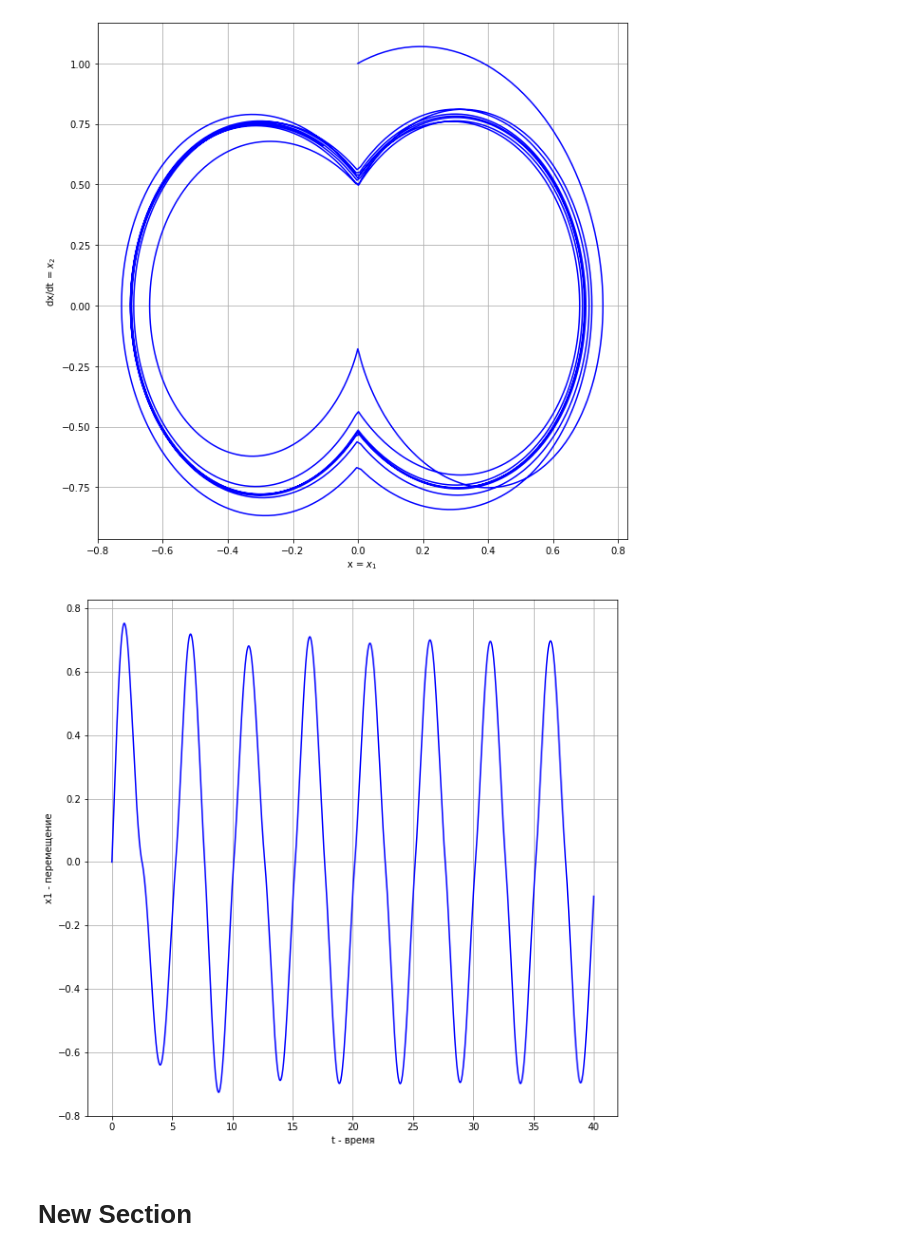
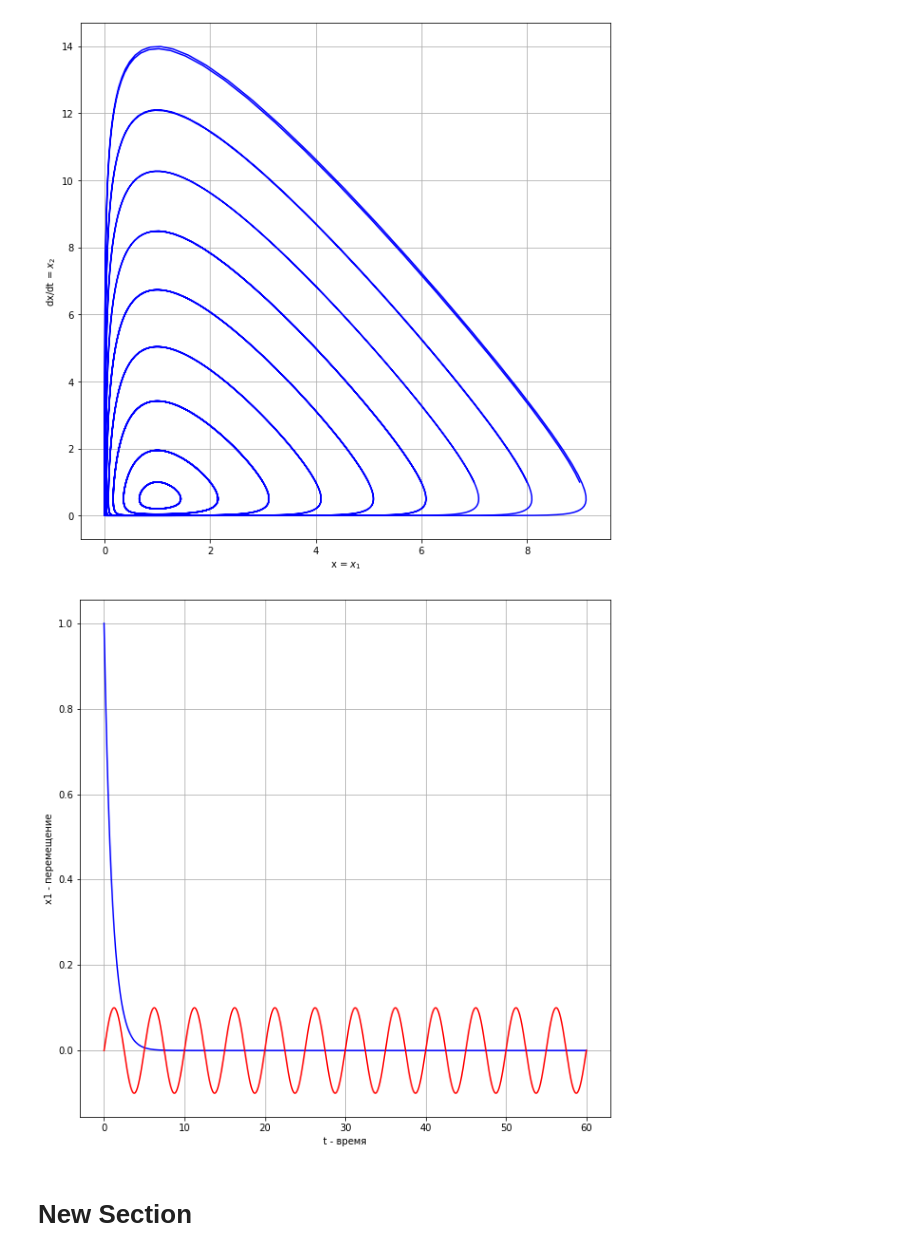
Before and after one commit to TAUforPython/nonlinear_phasepicture, a Jupyter notebook: вынужденное_движение_нелинейных_систем.ipynb, the cells around one changed output. Cells and saved outputs as stored; diff of their text form; code cells hidden in the pictures.

```diff
--- a/вынужденное_движение_нелинейных_систем.ipynb
+++ b/вынужденное_движение_нелинейных_систем.ipynb
@@ -13,12 +13,22 @@ def rele(xNL,dxNL,C,b,m):
   else:
     yNL = -C
   return yNL
+# %%
+# задаем внешнее управляющее воздействие
+def u_contol(t):
+    u = 0.1*np.sin(0.2*2*np.pi*t)
+    return u
 # %%
 #задаем систему дифференциальных уравнений в форме Коши и вынужденное движение!
-def ode(y, t, b, c):
+def ode(y, t, a, b, c, d):
         theta, omega = y
-        dydt = [omega, -b * omega - c * theta  +  1*rele(theta, omega, 1, 0, 0) + np.sin(0.2*2*np.pi*t)]
+        dydt = [omega, -a * omega - b * theta  +  c*rele(theta, omega, 1, 0, 0) + d*u_contol(t)]
         return dydt
+# %%
+def ode(z, t, a, b, c, d):
+        x, y = z
+        dzdt = [a*x - b*x*y, -c*y + d*x*y]
+        return dzdt
 # %%
 #задаем функцию численного решения дифференциального уравнения
 def calcODE(args, y0, dy0, ts, nt):
@@ -41,24 +51,28 @@ def drawPhasePortrait(args, deltaX, deltaDX, startX, stopX, startDX, stopDX, ts,
     plt.show()
 # %%
 #задаем параметры системы и начальные условия
-b = 0.25
-c = 5.0
-args=(b, c)
+a = 0.25
+b = 0.5
+c = 1.0
+d = 1.0
+args=(a, b, c, d)
+Tend = 60
 
-drawPhasePortrait(args, 1, 1, 0, 1, 1, 2, ts = 40, nt = 2000)
+drawPhasePortrait(args, 1, 1, 0, 10, 1, 2, ts = Tend, nt = 2000)
 # %% [output]
-[figure, old version]
+[figure, new version]
 # %%
-sol = calcODE(args, y0 = 0, dy0 = 1, ts = 40, nt = 2000)
-t = np.linspace(0, 40, 2000)
+sol = calcODE(args, y0 = 0, dy0 = 1, ts = Tend, nt = 2000)
+t = np.linspace(0, Tend, 2000)
 plt.figure(figsize=(10,10))
 plt.xlabel('t - время')
 plt.ylabel('x1 - перемещение')
-plt.plot(t, sol[:, 0], 'b')
+plt.plot(t, sol[:, 1], 'b')
+plt.plot(t, u_contol(t), 'r')
 plt.grid()
 plt.show()
 # %% [output]
-[figure, old version]
+[figure, new version]
 # %% [markdown]
 # New Section
 # %%
```
Also changed, not shown: parts of 1 cell of this notebook.
